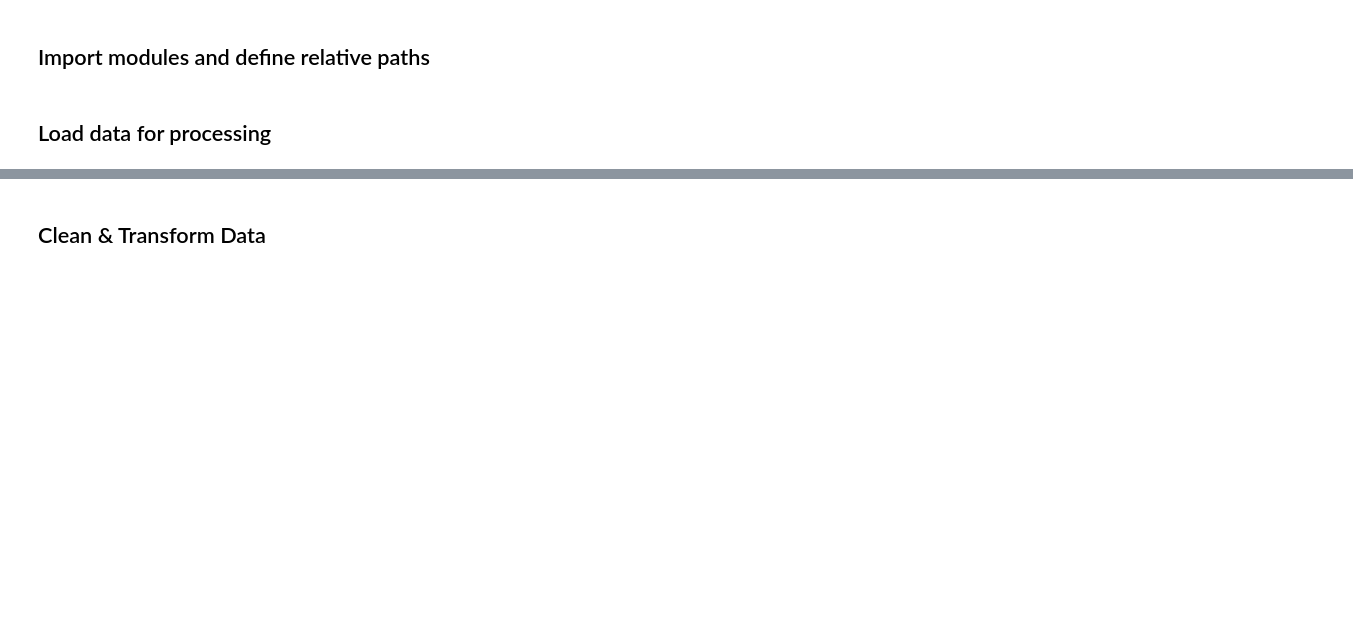
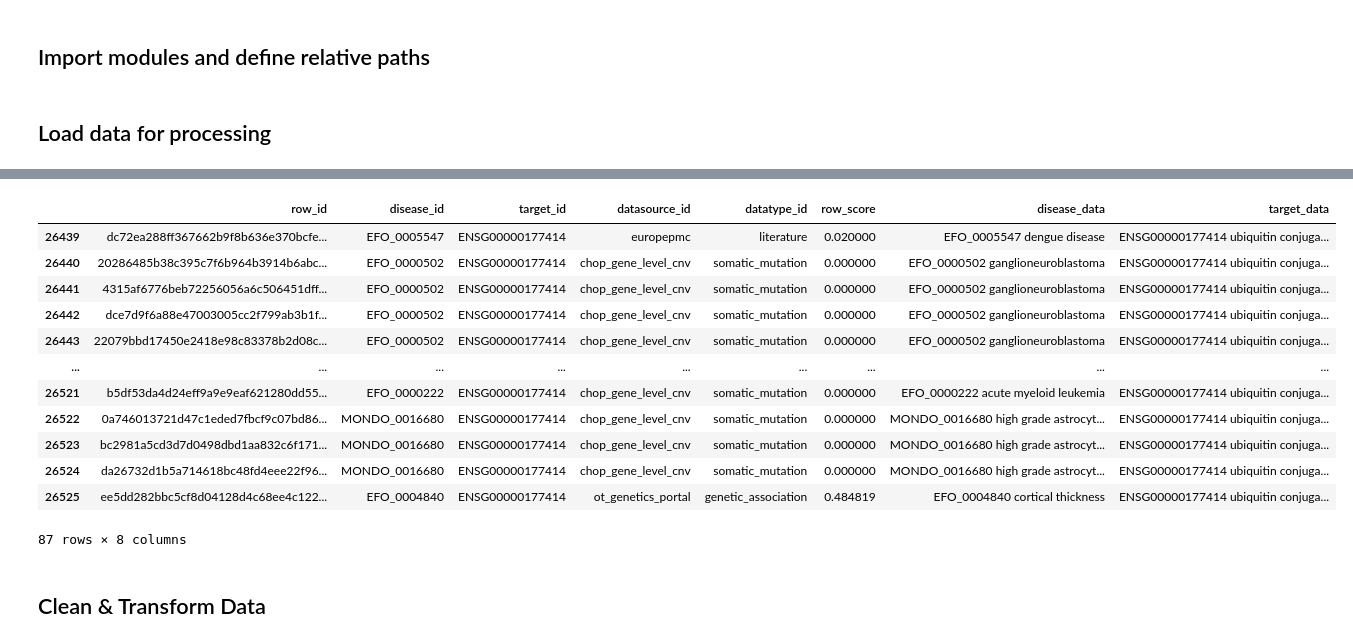
Before and after one commit to CBIIT/ccdi-mtp-data-validation, a Jupyter notebook: verify_data_displayed_in_mtp.ipynb, the cells around one changed output, grey strips where cells are left out. Drawn from its saved outputs; the diff is of its cells as text; code cells hidden in the pictures; blank space fills up the shorter version.

```diff
--- a/verify_data_displayed_in_mtp.ipynb
+++ b/verify_data_displayed_in_mtp.ipynb
@@ -169,3 +193,20 @@ ot_targets = load_jsonl_files_to_df(OT_TARGETS_PATH)
+# %%
+rslt_df = ot_clickhouse[ot_clickhouse['target_id'] == 'ENSG00000177414']
+display(rslt_df)
+# %% [output]
+|  | row_id | disease_id | target_id | datasource_id | datatype_id | row_score | disease_data | target_data |
+| 26439 | dc72ea288ff367662b9f8b636e370bcfe... | EFO_0005547 | ENSG00000177414 | europepmc | literature | 0.020000 | EFO_0005547 dengue disease | ENSG00000177414 ubiquitin conjuga... |
+| 26440 | 20286485b38c395c7f6b964b3914b6abc... | EFO_0000502 | ENSG00000177414 | chop_gene_level_cnv | somatic_mutation | 0.000000 | EFO_0000502 ganglioneuroblastoma | ENSG00000177414 ubiquitin conjuga... |
+| 26441 | 4315af6776beb72256056a6c506451dff... | EFO_0000502 | ENSG00000177414 | chop_gene_level_cnv | somatic_mutation | 0.000000 | EFO_0000502 ganglioneuroblastoma | ENSG00000177414 ubiquitin conjuga... |
+| 26442 | dce7d9f6a88e47003005cc2f799ab3b1f... | EFO_0000502 | ENSG00000177414 | chop_gene_level_cnv | somatic_mutation | 0.000000 | EFO_0000502 ganglioneuroblastoma | ENSG00000177414 ubiquitin conjuga... |
+| 26443 | 22079bbd17450e2418e98c83378b2d08c... | EFO_0000502 | ENSG00000177414 | chop_gene_level_cnv | somatic_mutation | 0.000000 | EFO_0000502 ganglioneuroblastoma | ENSG00000177414 ubiquitin conjuga... |
+| ... | ... | ... | ... | ... | ... | ... | ... | ... |
+| 26521 | b5df53da4d24eff9a9e9eaf621280dd55... | EFO_0000222 | ENSG00000177414 | chop_gene_level_cnv | somatic_mutation | 0.000000 | EFO_0000222 acute myeloid leukemia | ENSG00000177414 ubiquitin conjuga... |
+| 26522 | 0a746013721d47c1eded7fbcf9c07bd86... | MONDO_0016680 | ENSG00000177414 | chop_gene_level_cnv | somatic_mutation | 0.000000 | MONDO_0016680 high grade astrocyt... | ENSG00000177414 ubiquitin conjuga... |
+| 26523 | bc2981a5cd3d7d0498dbd1aa832c6f171... | MONDO_0016680 | ENSG00000177414 | chop_gene_level_cnv | somatic_mutation | 0.000000 | MONDO_0016680 high grade astrocyt... | ENSG00000177414 ubiquitin conjuga... |
+| 26524 | da26732d1b5a714618bc48fd4eee22f96... | MONDO_0016680 | ENSG00000177414 | chop_gene_level_cnv | somatic_mutation | 0.000000 | MONDO_0016680 high grade astrocyt... | ENSG00000177414 ubiquitin conjuga... |
+| 26525 | ee5dd282bbc5cf8d04128d4c68ee4c122... | EFO_0004840 | ENSG00000177414 | ot_genetics_portal | genetic_association | 0.484819 | EFO_0004840 cortical thickness | ENSG00000177414 ubiquitin conjuga... |
+87 rows × 8 columns
 # %%
 # Load CHoP files as dataframes
 cnv = pd.read_json(CNV_PATH, orient='records', lines=True)
```
Also changed, not shown: parts of 3 cells of this notebook, 7 other files.
